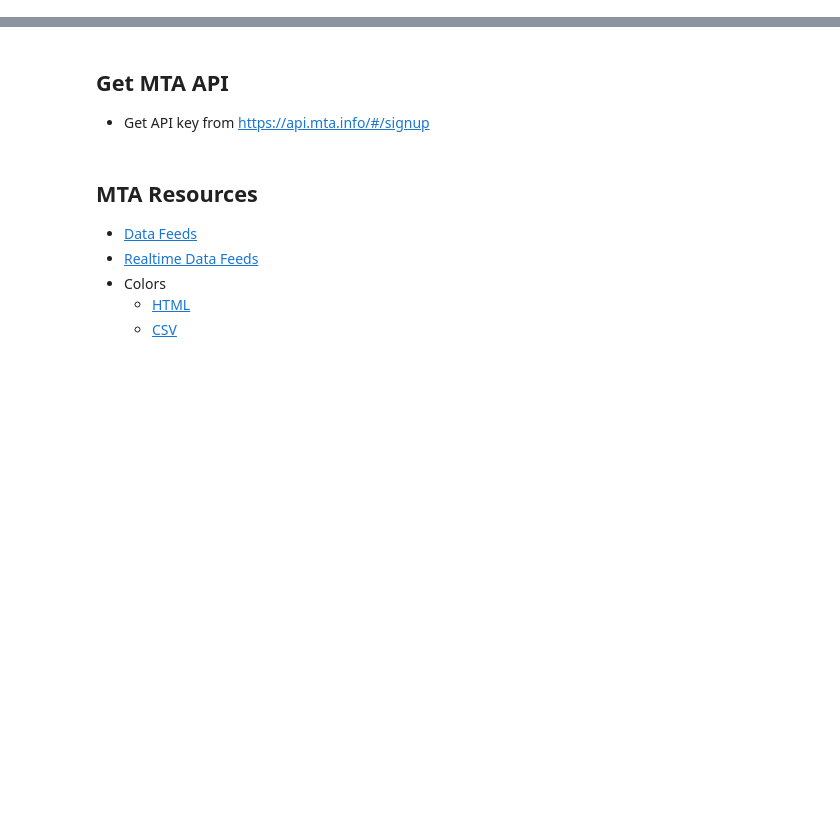
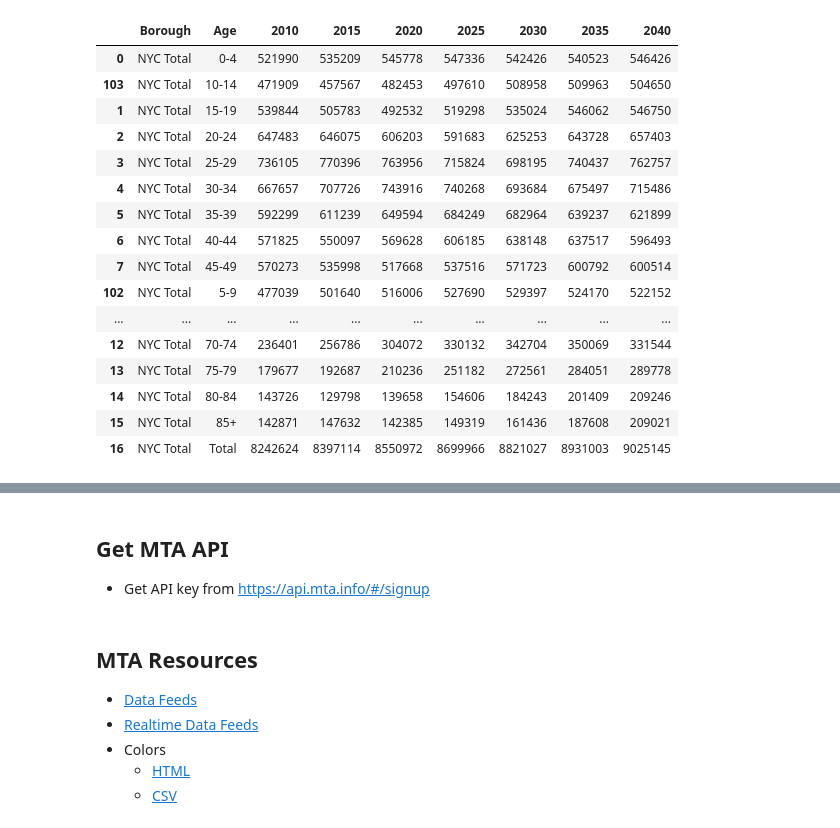
Before and after one commit to berryny/open_data_python_mta, a Jupyter notebook: MTA_Notebook.ipynb, the cells around one changed output, grey strips where cells are left out. Cells and saved outputs as stored; diff of their text form; code cells hidden in the pictures; blank space fills up the shorter version.

```diff
--- a/MTA_Notebook.ipynb
+++ b/MTA_Notebook.ipynb
@@ -12,0 +72,20 @@ The application data is collected from MTA’s open dataset and developed using
+# %%
+population_data[population_data["Borough"] == 'NYC Total'].sort_values(by=['Age'])
+# %% [output]
+|  | Borough | Age | 2010 | 2015 | 2020 | 2025 | 2030 | 2035 | 2040 |
+| 0 | NYC Total | 0-4 | 521990 | 535209 | 545778 | 547336 | 542426 | 540523 | 546426 |
+| 103 | NYC Total | 10-14 | 471909 | 457567 | 482453 | 497610 | 508958 | 509963 | 504650 |
+| 1 | NYC Total | 15-19 | 539844 | 505783 | 492532 | 519298 | 535024 | 546062 | 546750 |
+| 2 | NYC Total | 20-24 | 647483 | 646075 | 606203 | 591683 | 625253 | 643728 | 657403 |
+| 3 | NYC Total | 25-29 | 736105 | 770396 | 763956 | 715824 | 698195 | 740437 | 762757 |
+| 4 | NYC Total | 30-34 | 667657 | 707726 | 743916 | 740268 | 693684 | 675497 | 715486 |
+| 5 | NYC Total | 35-39 | 592299 | 611239 | 649594 | 684249 | 682964 | 639237 | 621899 |
+| 6 | NYC Total | 40-44 | 571825 | 550097 | 569628 | 606185 | 638148 | 637517 | 596493 |
+| 7 | NYC Total | 45-49 | 570273 | 535998 | 517668 | 537516 | 571723 | 600792 | 600514 |
+| 102 | NYC Total | 5-9 | 477039 | 501640 | 516006 | 527690 | 529397 | 524170 | 522152 |
+| ... | ... | ... | ... | ... | ... | ... | ... | ... | ... |
+| 12 | NYC Total | 70-74 | 236401 | 256786 | 304072 | 330132 | 342704 | 350069 | 331544 |
+| 13 | NYC Total | 75-79 | 179677 | 192687 | 210236 | 251182 | 272561 | 284051 | 289778 |
+| 14 | NYC Total | 80-84 | 143726 | 129798 | 139658 | 154606 | 184243 | 201409 | 209246 |
+| 15 | NYC Total | 85+ | 142871 | 147632 | 142385 | 149319 | 161436 | 187608 | 209021 |
+| 16 | NYC Total | Total | 8242624 | 8397114 | 8550972 | 8699966 | 8821027 | 8931003 | 9025145 |
```
Also changed, not shown: parts of 17 cells of this notebook.
